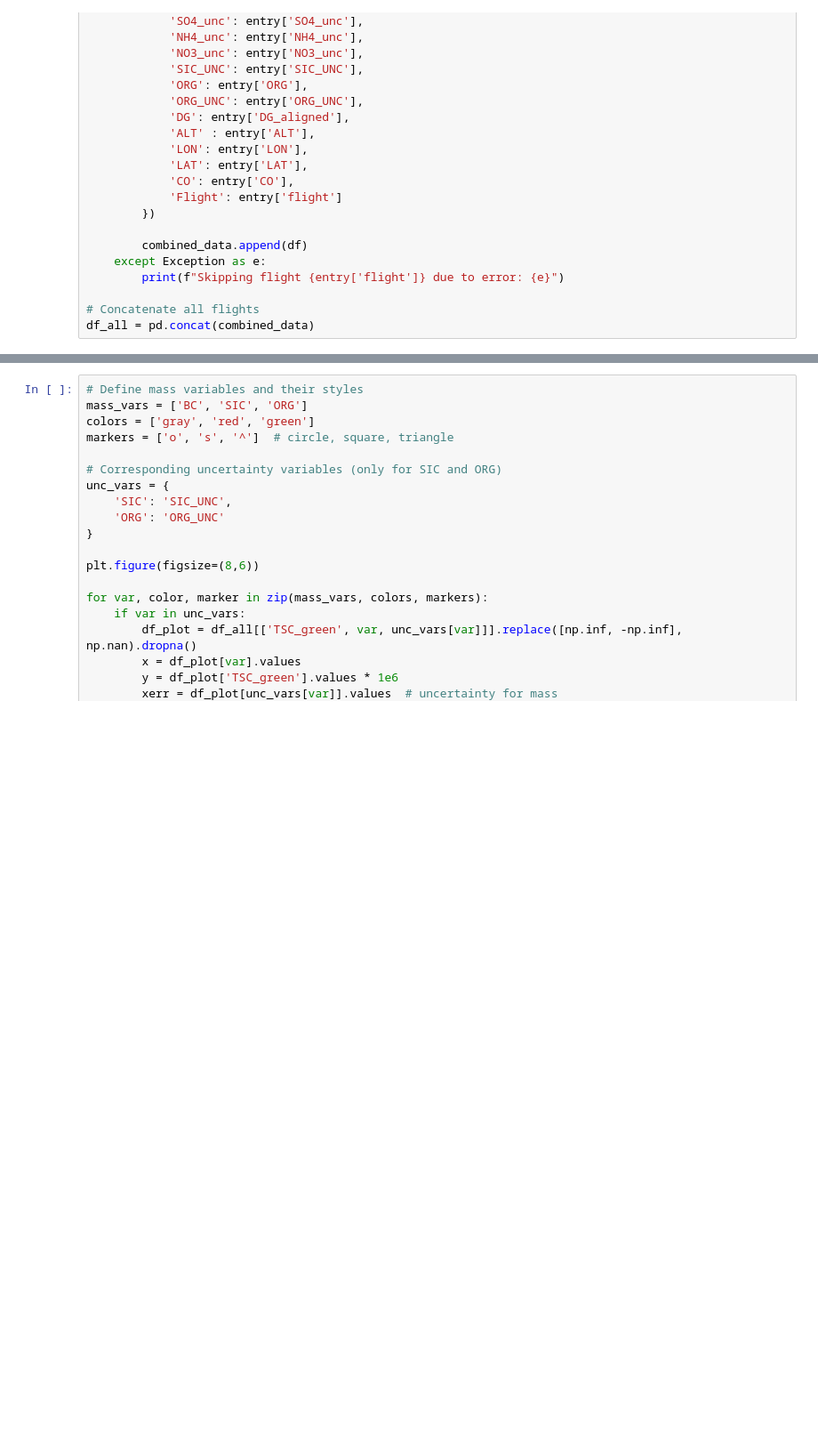
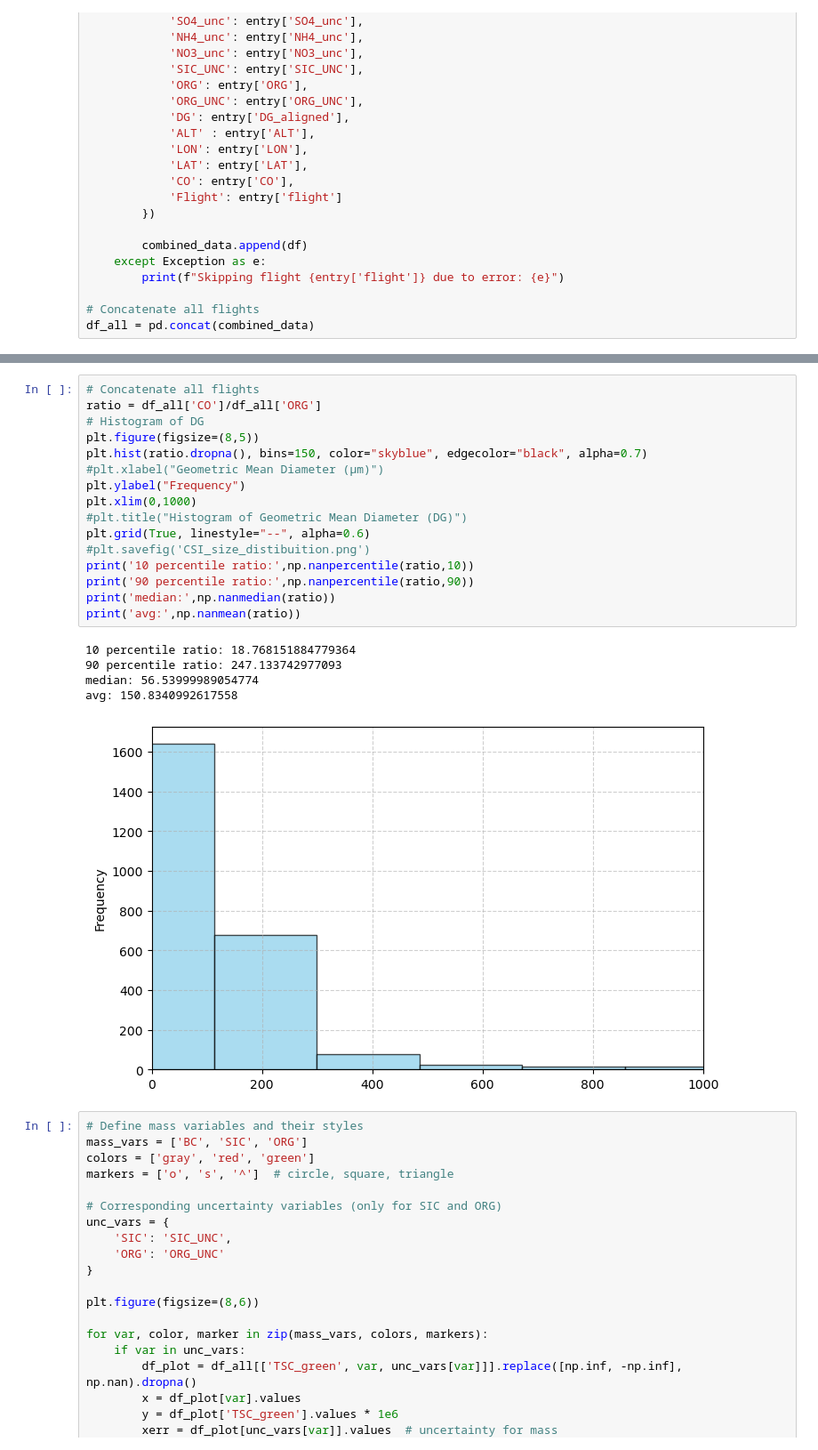
Before and after one commit to thiago-vg/SAMBBA-data-analysis, a Jupyter notebook: Scripts/Multi_linear_analysis/MLR_robust_analysis.ipynb, the cells around one changed output, grey strips where cells are left out. Shown at 89% size. Saved outputs shown, nothing was run; the diff lists cells and outputs as text; blank space fills up the shorter version.

```diff
--- a/Scripts/Multi_linear_analysis/MLR_robust_analysis.ipynb
+++ b/Scripts/Multi_linear_analysis/MLR_robust_analysis.ipynb
@@ -1161,3 +1228,25 @@ plt.show()
+# %%
+# Concatenate all flights
+ratio = df_all['CO']/df_all['ORG']
+# Histogram of DG
+plt.figure(figsize=(8,5))
+plt.hist(ratio.dropna(), bins=150, color="skyblue", edgecolor="black", alpha=0.7)
+#plt.xlabel("Geometric Mean Diameter (µm)")
+plt.ylabel("Frequency")
+plt.xlim(0,1000)
+#plt.title("Histogram of Geometric Mean Diameter (DG)")
+plt.grid(True, linestyle="--", alpha=0.6)
+#plt.savefig('CSI_size_distibuition.png')
+print('10 percentile ratio:',np.nanpercentile(ratio,10))
+print('90 percentile ratio:',np.nanpercentile(ratio,90))
+print('median:',np.nanmedian(ratio))
+print('avg:',np.nanmean(ratio))
+# %% [output]
+10 percentile ratio: 18.768151884779364
+90 percentile ratio: 247.133742977093
+median: 56.53999989054774
+avg: 150.8340992617558
+[figure, added]
 # %%
 # Define mass variables and their styles
 mass_vars = ['BC', 'SIC', 'ORG']
```
Also changed, not shown: parts of 14 cells of this notebook.
